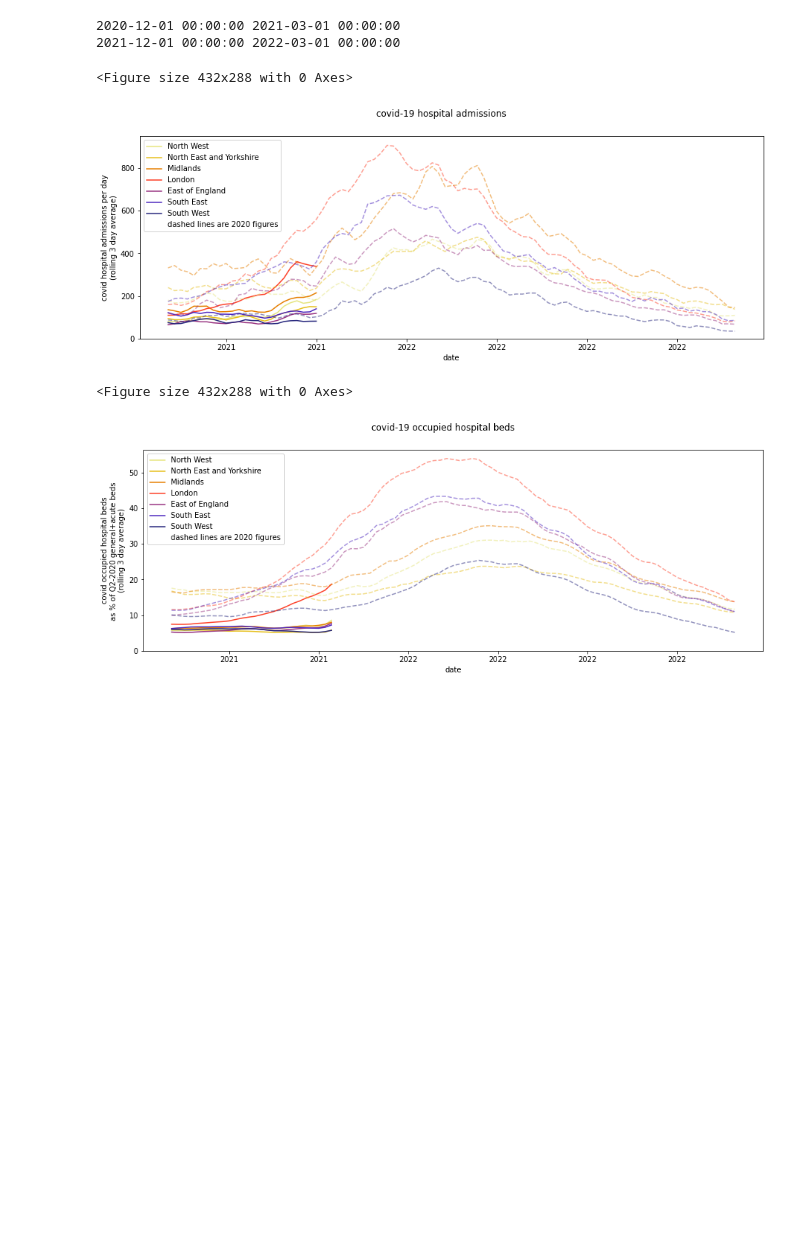
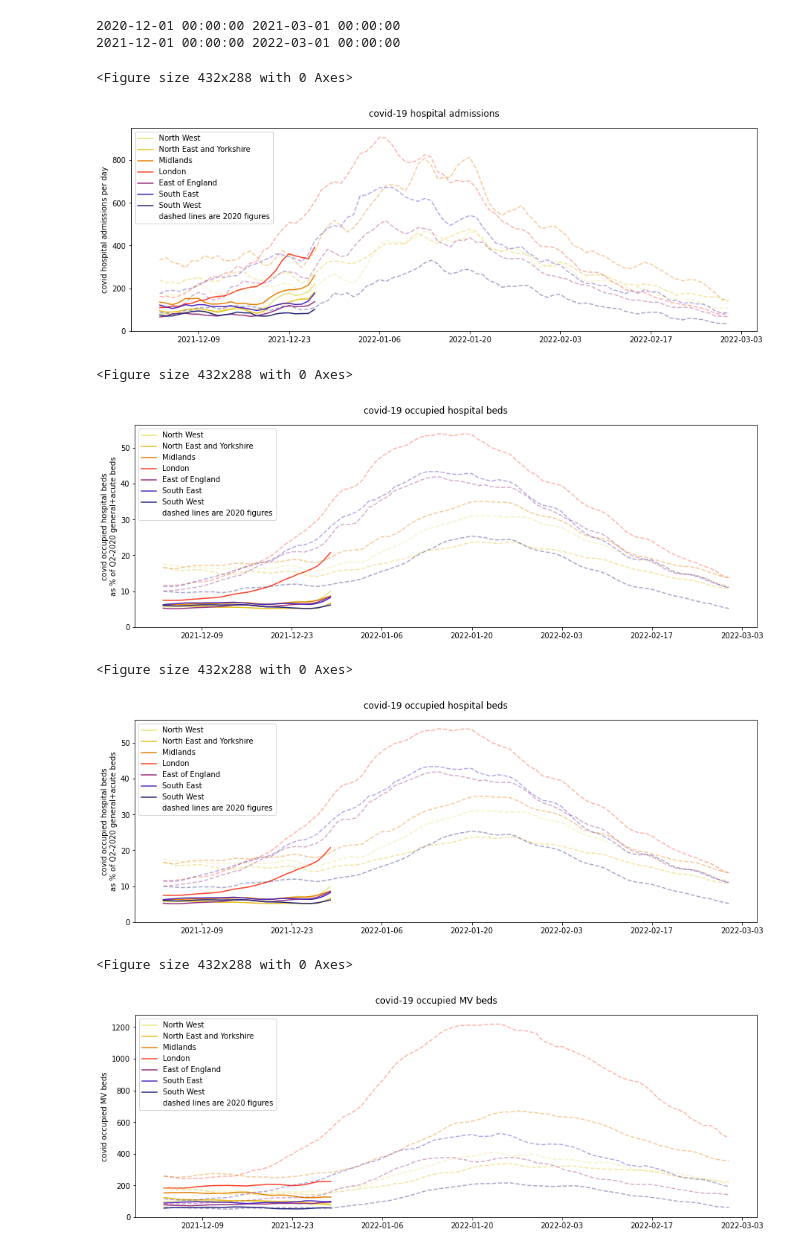
Before and after one commit to nicfreeman1209/covid-19, a Jupyter notebook: 2020-21 comparison/comparison.ipynb, the cells around one changed output. Drawn from its saved outputs; the diff is of its cells as text; code cells hidden in the pictures; blank space fills up the shorter version.

```diff
--- a/2020-21 comparison/comparison.ipynb
+++ b/2020-21 comparison/comparison.ipynb
@@ -26,7 +20,7 @@ api_params = {
 metrics = [
     "newAdmissions",
     "hospitalCases",
-    #"covidOccupiedMVBeds",
+    "covidOccupiedMVBeds",
 ]
 
 params = ""
@@ -79,13 +73,15 @@ def plot_comparison(title, x_dates, y_dict_20, y_dict_21, ylabel):
     n_avg = 3
 
     fig, ax1 = plt.subplots(1,1, figsize=(15*scale,5*scale))
-    fig.suptitle(title)
+    fig.suptitle(title, y=0.95)
+
+    date_form = DateFormatter("%Y-%m-%d")
+    ax1.xaxis.set_major_formatter(date_form)
     ax1.xaxis.set_major_locator(MultipleLocator(14))
 
     for y_name,y in y_dict_21.items():
         ax1.plot(x_dates, N_avg(y, n_avg), label=y_name)
         ax1.set_ylabel(ylabel)
-        ax1.set_xlabel("date")
 
     handles, labels = ax1.get_legend_handles_labels()
     handles.append(Patch(facecolor='orange', edgecolor='r', alpha=0))
@@ -93,9 +89,8 @@ def plot_comparison(title, x_dates, y_dict_20, y_dict_21, ylabel):
     ax1.legend(handles=handles, labels=labels, loc="upper left")
 
     for y_name,y in y_dict_20.items():
-        ax1.plot(x_dates, N_avg(y, n_avg), label=y_name, ls="dashed", alpha=0.5)
+        ax1.plot(x_dates, N_avg(y, n_avg), label=y_name, ls="dashed", alpha=0.4)
         ax1.set_ylabel(ylabel)
-        ax1.set_xlabel("date")
 
     ax1.set_ylim(0,None)
     plt.savefig(title, dpi=300, bbox_inches="tight", pad_inches=0.1, facecolor='white', transparent=False)
@@ -116,7 +111,7 @@ gen_acute_beds = {
 
 ## admissions
 title = "covid-19 hospital admissions"
-ylabel = "covid hospital admissions per day\n(rolling 3 day average)"
+ylabel = "covid hospital admissions per day"
 
 y_dict_20 = {}
 y_dict_21 = {}
@@ -129,37 +124,62 @@ for nhsRegion in nhsRegionOrder:
     l = []
     for date in x_dates_20:
         _l = hosp_df[(hosp_df.areaName==nhsRegion) & (hosp_df.dateTime==date)].newAdmissions.to_list()
         l.append(_l[0] if len(_l)!=0 else np.nan)
     y_dict_20[nhsRegion] = np.array(l)
 
-plot_comparison(title, x_dates, y_dict_20, y_dict_21, ylabel)
+plot_comparison(title, x_dates_21, y_dict_20, y_dict_21, ylabel)
 
 ## occupancy
 title = "covid-19 occupied hospital beds"
-ylabel = "covid occupied hospital beds\nas % of Q2-2020 general+acute beds \n(rolling 3 day average)"
-divider_offset = 14
+ylabel = "covid occupied hospital beds\nas % of Q2-2020 general+acute beds"
 
 y_dict_20 = {}
 y_dict_21 = {}
 for nhsRegion in nhsRegionOrder:
     l = []
     for date in x_dates_21:
         _l = hosp_df[(hosp_df.areaName==nhsRegion) & (hosp_df.dateTime==date)].hospitalCases.to_list()
         l.append(_l[0] if len(_l)!=0 else np.nan)
     y_dict_21[nhsRegion] = np.array(l)
     l = []
     for date in x_dates_20:
         _l = hosp_df[(hosp_df.areaName==nhsRegion) & (hosp_df.dateTime==date)].hospitalCases.to_list()
         l.append(_l[0] if len(_l)!=0 else np.nan)
     y_dict_20[nhsRegion] = np.array(l)
     y_dict_20[nhsRegion] /= gen_acute_beds[nhsRegion]
     y_dict_21[nhsRegion] /= gen_acute_beds[nhsRegion]
     y_dict_20[nhsRegion] *= 100
     y_dict_21[nhsRegion] *= 100
 
-plot_comparison(title, x_dates, y_dict_20, y_dict_21, ylabel)
+plot_comparison(title, x_dates_21, y_dict_20, y_dict_21, ylabel)
+
+plot_comparison(title, x_dates_21, y_dict_20, y_dict_21, ylabel)
+
+## mv beds
+title = "covid-19 occupied MV beds"
+ylabel = "covid occupied MV beds"
+
+y_dict_20 = {}
+y_dict_21 = {}
+for nhsRegion in nhsRegionOrder:
+    l = []
+    for date in x_dates_21:
+        _l = hosp_df[(hosp_df.areaName==nhsRegion) & (hosp_df.dateTime==date)].covidOccupiedMVBeds.to_list()
+        l.append(_l[0] if len(_l)!=0 else np.nan)
+    y_dict_21[nhsRegion] = np.array(l)
+    l = []
+    for date in x_dates_20:
+        _l = hosp_df[(hosp_df.areaName==nhsRegion) & (hosp_df.dateTime==date)].covidOccupiedMVBeds.to_list()
+        l.append(_l[0] if len(_l)!=0 else np.nan)
+    y_dict_20[nhsRegion] = np.array(l)
+
+plot_comparison(title, x_dates_21, y_dict_20, y_dict_21, ylabel)
 # %% [output]
 <Figure size 432x288 with 0 Axes>
-[figure, old version]
+[figure, new version]
 <Figure size 432x288 with 0 Axes>
-[figure, old version]
+[figure, new version]
+<Figure size 432x288 with 0 Axes>
+[figure, added]
+<Figure size 432x288 with 0 Axes>
+[figure, added]
```
Also changed, not shown: parts of 2 cells of this notebook, 6 other files.
